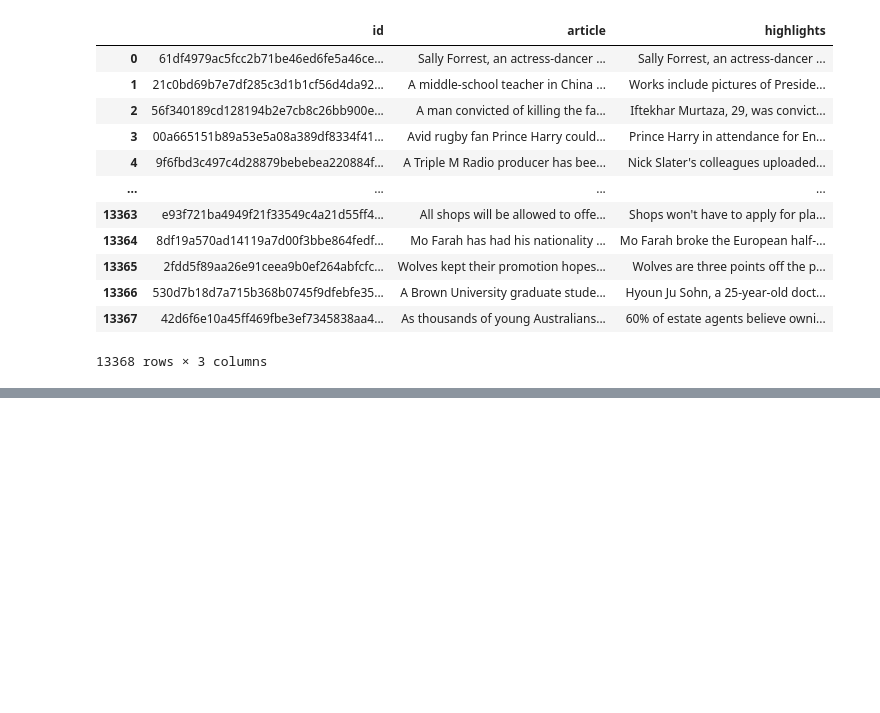
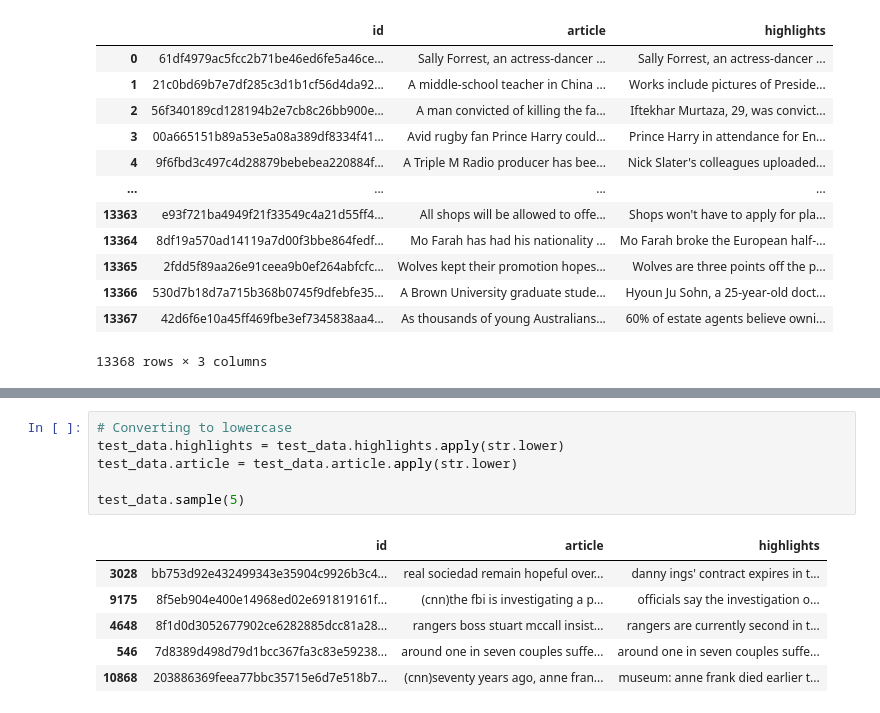
Before and after one commit to DLIBYH/Text_summarization, a Jupyter notebook: atexts.ipynb, the cells around one changed output, grey strips where cells are left out. Saved outputs shown, nothing was run; the diff lists cells and outputs as text; blank space fills up the shorter version.

```diff
--- a/atexts.ipynb
+++ b/atexts.ipynb
@@ -96,0 +218,13 @@ val_data
+# %%
+# Converting to lowercase
+test_data.highlights = test_data.highlights.apply(str.lower)
+test_data.article = test_data.article.apply(str.lower)
+
+test_data.sample(5)
+# %% [output]
+|  | id | article | highlights |
+| 3028 | bb753d92e432499343e35904c9926b3c4... | real sociedad remain hopeful over... | danny ings' contract expires in t... |
+| 9175 | 8f5eb904e400e14968ed02e691819161f... | (cnn)the fbi is investigating a p... | officials say the investigation o... |
+| 4648 | 8f1d0d3052677902ce6282885dcc81a28... | rangers boss stuart mccall insist... | rangers are currently second in t... |
+| 546 | 7d8389d498d79d1bcc367fa3c83e59238... | around one in seven couples suffe... | around one in seven couples suffe... |
+| 10868 | 203886369feea77bbc35715e6d7e518b7... | (cnn)seventy years ago, anne fran... | museum: anne frank died earlier t... |
```
Also changed, not shown: parts of 12 cells of this notebook.
